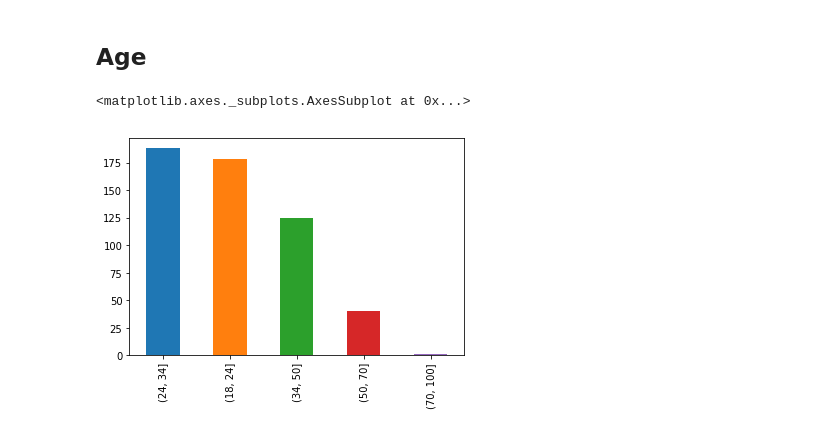
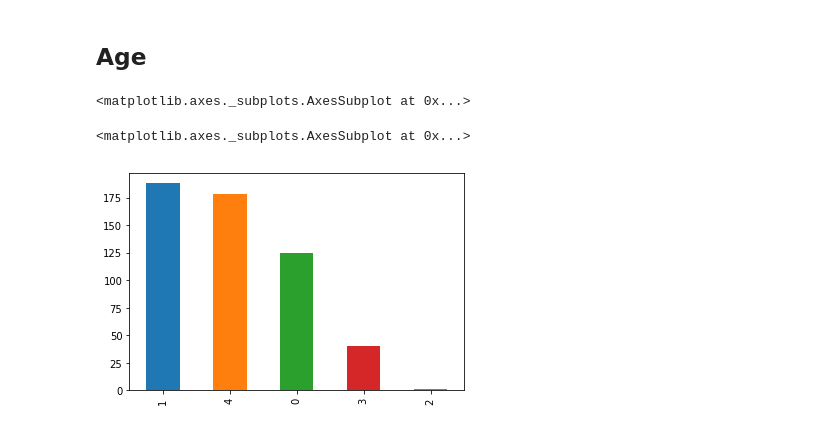
Before and after one commit to satishjasthi/ROC_curves_demystified, a Jupyter notebook: notebooks/FeatureEngineering.ipynb, the cells around one changed output. Cells and saved outputs as stored; diff of their text form; code cells hidden in the pictures.

Commit message:
Convert Age bins to categorical and encode them

```diff
--- a/notebooks/FeatureEngineering.ipynb
+++ b/notebooks/FeatureEngineering.ipynb
@@ -99,11 +101,15 @@ clean_data.DiabetesPedigreeFunction.plot('hist')
 # %%
 # bin ages
 bins = [18, 24, 34, 50, 70, 100]
-clean_data.Age = pd.cut(clean_data.Age, bins, right=True)
+clean_data.Age = pd.cut(clean_data.Age, bins, right=True, labels=['Youth', 'Millennials', 'Adult', 'SeniorCitizens', 'Old'])
+display(clean_data.Age.value_counts().plot('bar'))
+encoder = LabelEncoder()
+clean_data.Age = encoder.fit_transform(clean_data.Age)
 clean_data.Age.value_counts().plot('bar')
 # %% [output]
 <matplotlib.axes._subplots.AxesSubplot at 0x...>
+<matplotlib.axes._subplots.AxesSubplot at 0x...>
-[figure, old version]
+[figure, new version]
 # %%
 # save data
 clean_data.to_csv('../data/processed/clean_data.csv', index=False)
```
Also changed, not shown: parts of 1 cell of this notebook.
